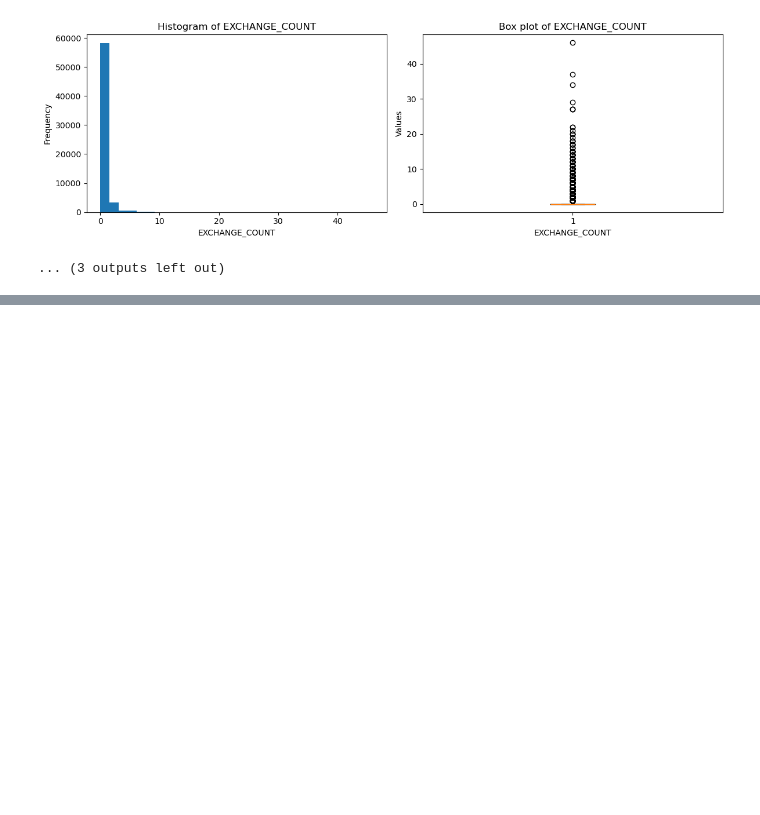
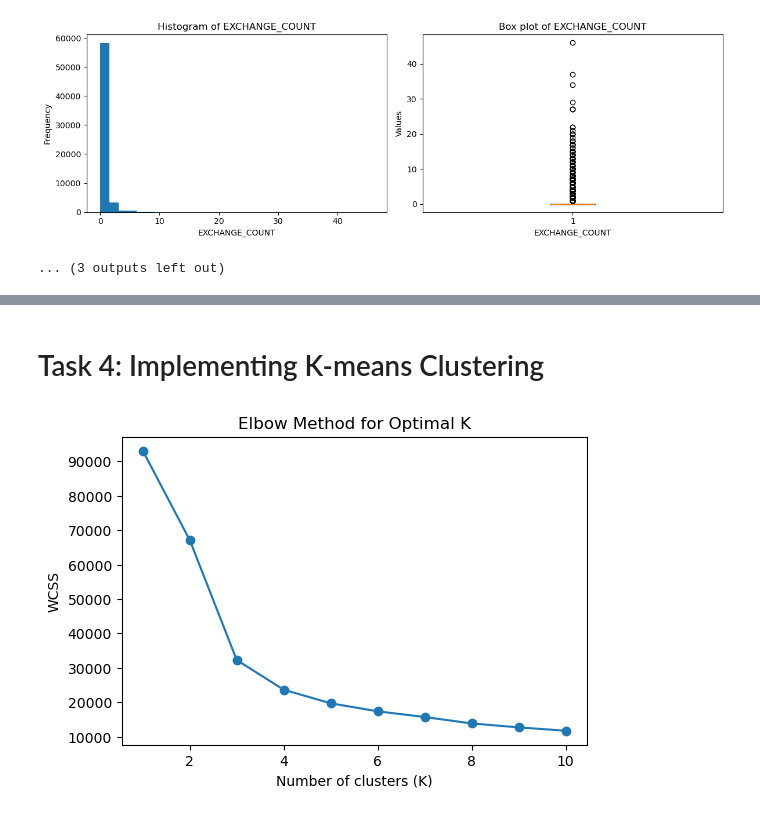
Before and after one commit to AniketAmbekar943/DJ-InIT-AI, a Jupyter notebook: Task-2/task2_AniketA.ipynb, the cells around one changed output, grey strips where cells are left out. Saved outputs shown, nothing was run; the diff lists cells and outputs as text; code cells hidden in the pictures; blank space fills up the shorter version.

Commit message:
Task 3 and 4(partially completed)

```diff
--- a/Task-2/task2_AniketA.ipynb
+++ b/Task-2/task2_AniketA.ipynb
@@ -168,0 +175,12 @@ for col in Data_Frame:
+# %%
+# Handling Outliers using IQR method
+for col in Data_Frame:
+    if Data_Frame[col].dtype in ['int64', 'float64']:
+        Q1 = Data_Frame[col].quantile(0.25)
+        Q3 = Data_Frame[col].quantile(0.75)
+        IQR = Q3 - Q1
+        lower_bound = Q1 - 1.5 * IQR
+        upper_bound = Q3 + 1.5 * IQR
+        Data_Frame = Data_Frame[(Data_Frame[col] >= lower_bound) & (Data_Frame[col] <= upper_bound)]
+
+        # For verifying that the outliers have been removed, run the above cell again to see the box plots without outliers.
@@ -168,0 +189,6 @@ for col in Data_Frame:
+# %%
+# scaling the features
+from sklearn.preprocessing import StandardScaler
+scaler = StandardScaler()               # creating an instance of StandardScaler
+numerical_cols = Data_Frame.select_dtypes(include=['int64', 'float64']).columns
+Data_Frame[numerical_cols] = scaler.fit_transform(Data_Frame[numerical_cols])           # the fit_transform method is used to fit the scaler to the data and then transform it.
@@ -168,0 +243,21 @@ for col in Data_Frame:
+# %% [markdown]
+# Task 4: Implementing K-means Clustering
+# %%
+# Implementing K-means Clustering to find optimal number of clusters using Elbow Method
+from sklearn.cluster import KMeans
+import matplotlib.pyplot as plt
+X_cluster = Data_Frame[["FLIGHT_COUNT", "SEG_KM_SUM", "AVG_INTERVAL", "EXCHANGE_COUNT", "FFP_TIER"]]
+wcss = []       # within-cluster sum of squares means the sum of squared distances between each point and the centroid of its cluster.
+for k in range(1, 11):
+    kmeans = KMeans(n_clusters=k, random_state=42)  # creating an instance of KMeans with k clusters
+    kmeans.fit(X_cluster)                     # fitting the model to the data
+    wcss.append(kmeans.inertia_)          # inertia_ attribute gives the WCSS value for the fitted model
+# Plotting the Elbow Method graph
+plt.figure(figsize=(6,4))
+plt.plot(range(1, 11), wcss, marker='o')
+plt.xlabel("Number of clusters (K)")
+plt.ylabel("WCSS")
+plt.title("Elbow Method for Optimal K")
+plt.show()
+# %% [output]
+[figure, added]
```
Also changed, not shown: parts of 11 cells of this notebook.
